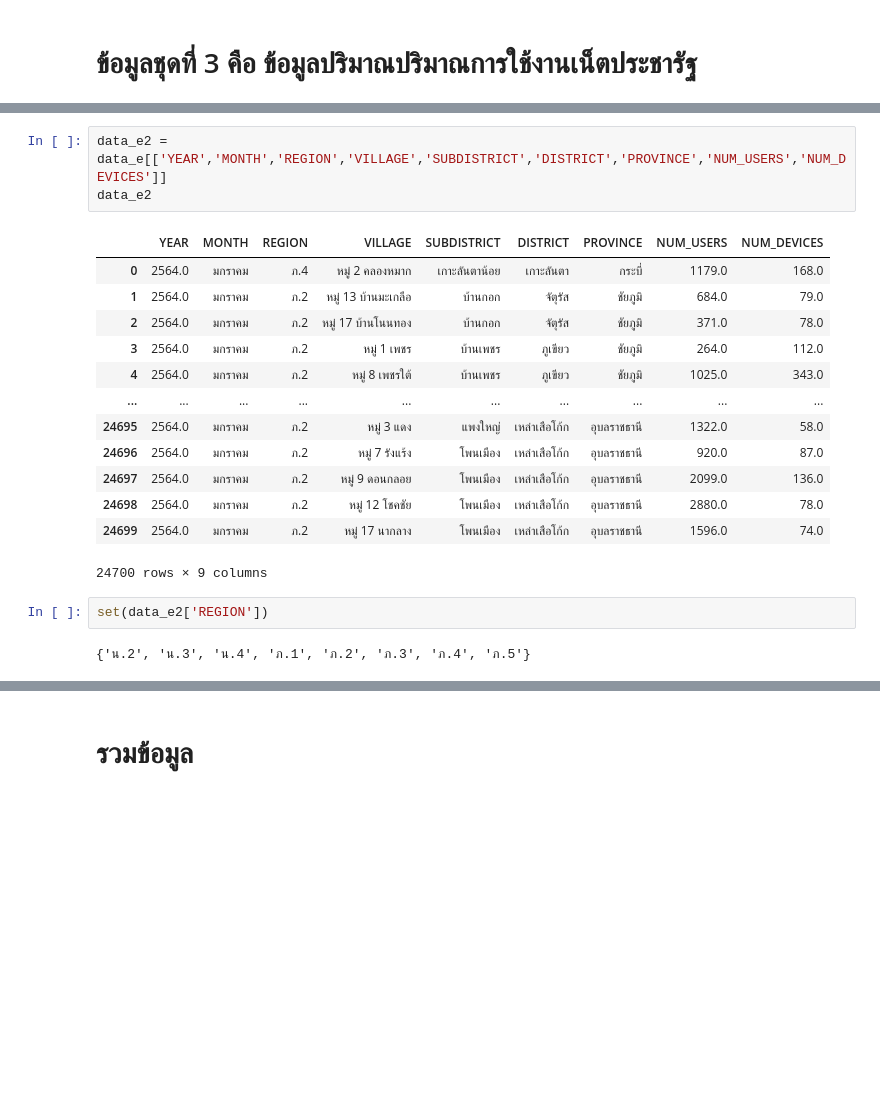
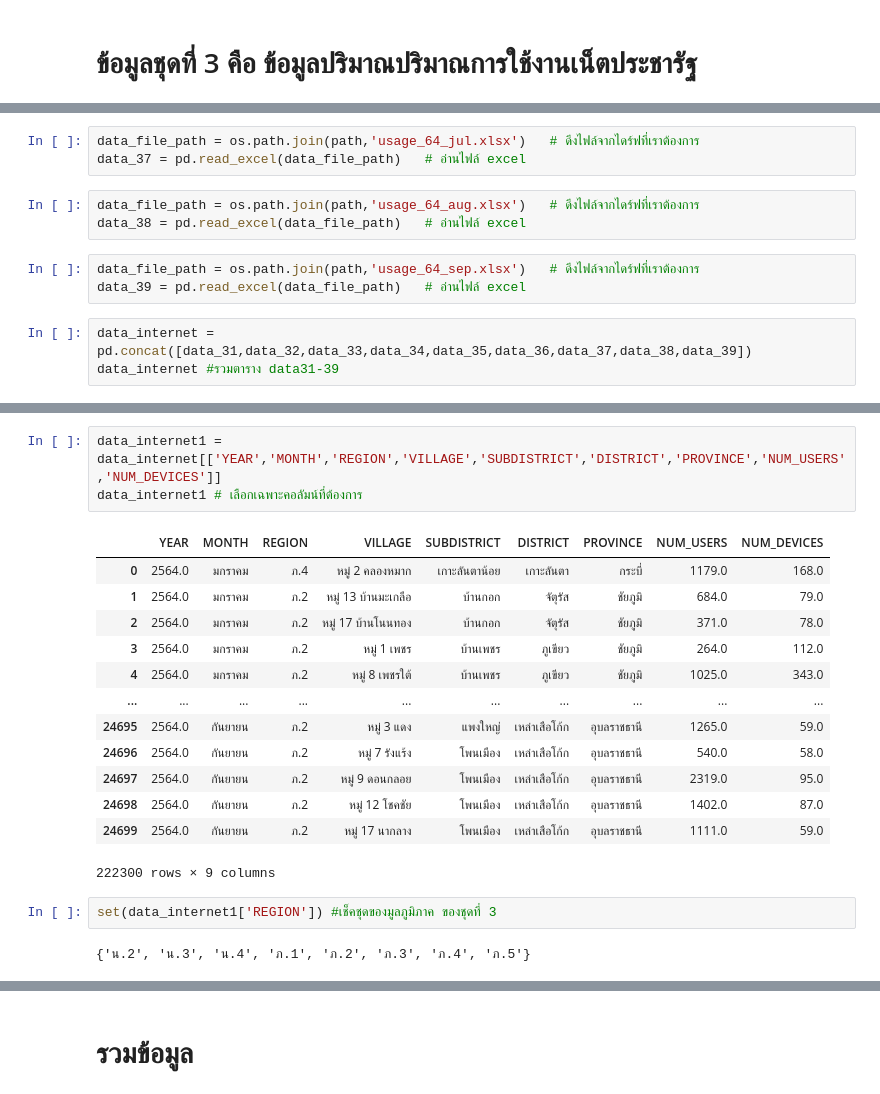
Before and after one commit to team0243/data_viz_2022, a Jupyter notebook: data_viz_project.ipynb, the cells around one changed output, grey strips where cells are left out. Drawn from its saved outputs; the diff is of its cells as text; blank space fills up the shorter version.

```diff
--- a/data_viz_project.ipynb
+++ b/data_viz_project.ipynb
@@ -929,0 +909,12 @@ dtype: bool
+# %%
+data_file_path = os.path.join(path,'usage_64_jul.xlsx')   # ดึงไฟล์จากไดร์ฟที่เราต้องการ
+data_37 = pd.read_excel(data_file_path)   # อ่านไฟล์ excel
+# %%
+data_file_path = os.path.join(path,'usage_64_aug.xlsx')   # ดึงไฟล์จากไดร์ฟที่เราต้องการ
+data_38 = pd.read_excel(data_file_path)   # อ่านไฟล์ excel
+# %%
+data_file_path = os.path.join(path,'usage_64_sep.xlsx')   # ดึงไฟล์จากไดร์ฟที่เราต้องการ
+data_39 = pd.read_excel(data_file_path)   # อ่านไฟล์ excel
+# %%
+data_internet = pd.concat([data_31,data_32,data_33,data_34,data_35,data_36,data_37,data_38,data_39])
+data_internet #รวมตาราง data31-39
@@ -930,22 +955,22 @@ dtype: bool
 # %%
-data_e2 = data_e[['YEAR','MONTH','REGION','VILLAGE','SUBDISTRICT','DISTRICT','PROVINCE','NUM_USERS','NUM_DEVICES']]
-data_e2
+data_internet1 = data_internet[['YEAR','MONTH','REGION','VILLAGE','SUBDISTRICT','DISTRICT','PROVINCE','NUM_USERS','NUM_DEVICES']]
+data_internet1 # เลือกเฉพาะคอลัมน์ที่ต้องการ
 # %% [output]
 |  | YEAR | MONTH | REGION | VILLAGE | SUBDISTRICT | DISTRICT | PROVINCE | NUM_USERS | NUM_DEVICES |
 | 0 | 2564.0 | มกราคม | ภ.4 | หมู่ 2 คลองหมาก | เกาะลันตาน้อย | เกาะลันตา | กระบี่ | 1179.0 | 168.0 |
 | 1 | 2564.0 | มกราคม | ภ.2 | หมู่ 13 บ้านมะเกลือ | บ้านกอก | จัตุรัส | ชัยภูมิ | 684.0 | 79.0 |
 | 2 | 2564.0 | มกราคม | ภ.2 | หมู่ 17 บ้านโนนทอง | บ้านกอก | จัตุรัส | ชัยภูมิ | 371.0 | 78.0 |
 | 3 | 2564.0 | มกราคม | ภ.2 | หมู่ 1 เพชร | บ้านเพชร | ภูเขียว | ชัยภูมิ | 264.0 | 112.0 |
 | 4 | 2564.0 | มกราคม | ภ.2 | หมู่ 8 เพชรใต้ | บ้านเพชร | ภูเขียว | ชัยภูมิ | 1025.0 | 343.0 |
 | ... | ... | ... | ... | ... | ... | ... | ... | ... | ... |
-| 24695 | 2564.0 | มกราคม | ภ.2 | หมู่ 3 แดง | แพงใหญ่ | เหล่าเสือโก้ก | อุบลราชธานี | 1322.0 | 58.0 |
-| 24696 | 2564.0 | มกราคม | ภ.2 | หมู่ 7 รังแร้ง | โพนเมือง | เหล่าเสือโก้ก | อุบลราชธานี | 920.0 | 87.0 |
-| 24697 | 2564.0 | มกราคม | ภ.2 | หมู่ 9 ดอนกลอย | โพนเมือง | เหล่าเสือโก้ก | อุบลราชธานี | 2099.0 | 136.0 |
-| 24698 | 2564.0 | มกราคม | ภ.2 | หมู่ 12 โชคชัย | โพนเมือง | เหล่าเสือโก้ก | อุบลราชธานี | 2880.0 | 78.0 |
-| 24699 | 2564.0 | มกราคม | ภ.2 | หมู่ 17 นากลาง | โพนเมือง | เหล่าเสือโก้ก | อุบลราชธานี | 1596.0 | 74.0 |
+| 24695 | 2564.0 | กันยายน | ภ.2 | หมู่ 3 แดง | แพงใหญ่ | เหล่าเสือโก้ก | อุบลราชธานี | 1265.0 | 59.0 |
+| 24696 | 2564.0 | กันยายน | ภ.2 | หมู่ 7 รังแร้ง | โพนเมือง | เหล่าเสือโก้ก | อุบลราชธานี | 540.0 | 58.0 |
+| 24697 | 2564.0 | กันยายน | ภ.2 | หมู่ 9 ดอนกลอย | โพนเมือง | เหล่าเสือโก้ก | อุบลราชธานี | 2319.0 | 95.0 |
+| 24698 | 2564.0 | กันยายน | ภ.2 | หมู่ 12 โชคชัย | โพนเมือง | เหล่าเสือโก้ก | อุบลราชธานี | 1402.0 | 87.0 |
+| 24699 | 2564.0 | กันยายน | ภ.2 | หมู่ 17 นากลาง | โพนเมือง | เหล่าเสือโก้ก | อุบลราชธานี | 1111.0 | 59.0 |
-24700 rows × 9 columns
+222300 rows × 9 columns
-# %%
-set(data_e2['REGION'])
-# %% [output]
-{'น.2', 'น.3', 'น.4', 'ภ.1', 'ภ.2', 'ภ.3', 'ภ.4', 'ภ.5'}
+# %%
+set(data_internet1['REGION']) #เช็คชุดของมูลภูมิภาค ของชุดที่ 3
+# %% [output]
+{'น.2', 'น.3', 'น.4', 'ภ.1', 'ภ.2', 'ภ.3', 'ภ.4', 'ภ.5'}
 # %%
```
Also changed, not shown: parts of 34 cells of this notebook.
